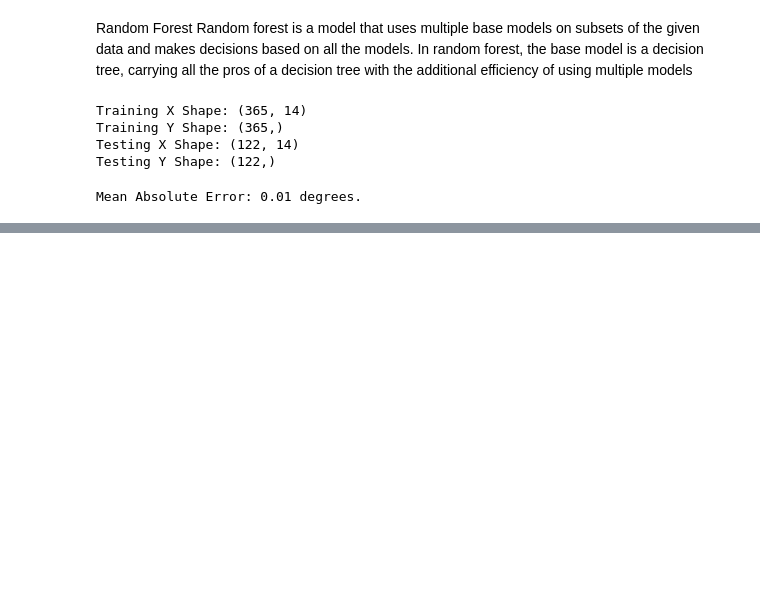
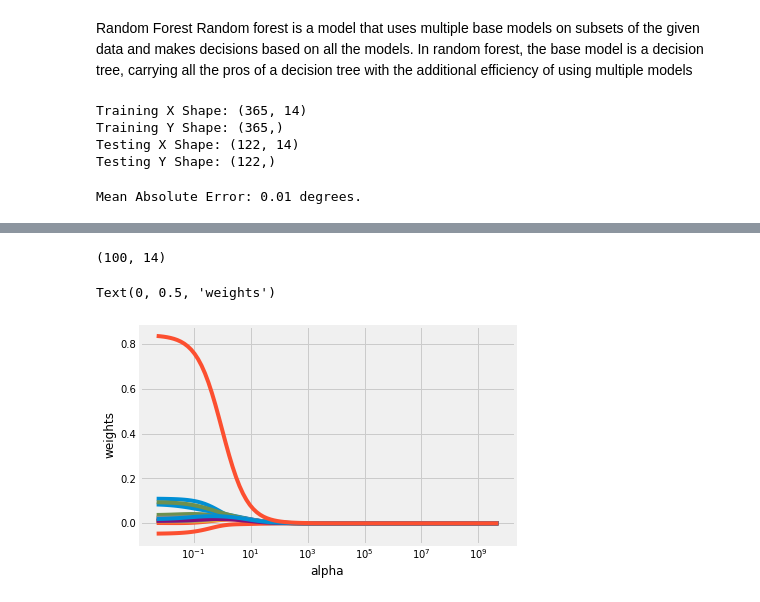
Before and after one commit to ApahSaroj/WPI, a Jupyter notebook: Supervised_Machine_Learning.ipynb, the cells around one changed output, grey strips where cells are left out. Saved outputs shown, nothing was run; the diff lists cells and outputs as text; code cells hidden in the pictures; blank space fills up the shorter version.

```diff
--- a/Supervised_Machine_Learning.ipynb
+++ b/Supervised_Machine_Learning.ipynb
@@ -378,0 +429,3 @@ plt.ylabel('Importance'); plt.xlabel('Variable'); plt.title('Variable Importance
+# %%
+alphas = 10**np.linspace(10,-2,100)*0.5
+alphas
@@ -378,0 +450,22 @@ plt.ylabel('Importance'); plt.xlabel('Variable'); plt.title('Variable Importance
+# %%
+ridge = Ridge(normalize = True)
+coefs = []
+
+for a in alphas:
+    ridge.set_params(alpha = a)
+    ridge.fit(x, y)
+    coefs.append(ridge.coef_)
+
+np.shape(coefs)
+# %% [output]
+(100, 14)
+# %%
+ax = plt.gca()
+ax.plot(alphas, coefs)
+ax.set_xscale('log')
+plt.axis('tight')
+plt.xlabel('alpha')
+plt.ylabel('weights')
+# %% [output]
+Text(0, 0.5, 'weights')
+[figure, added]
```
Also changed, not shown: parts of 29 cells of this notebook.
